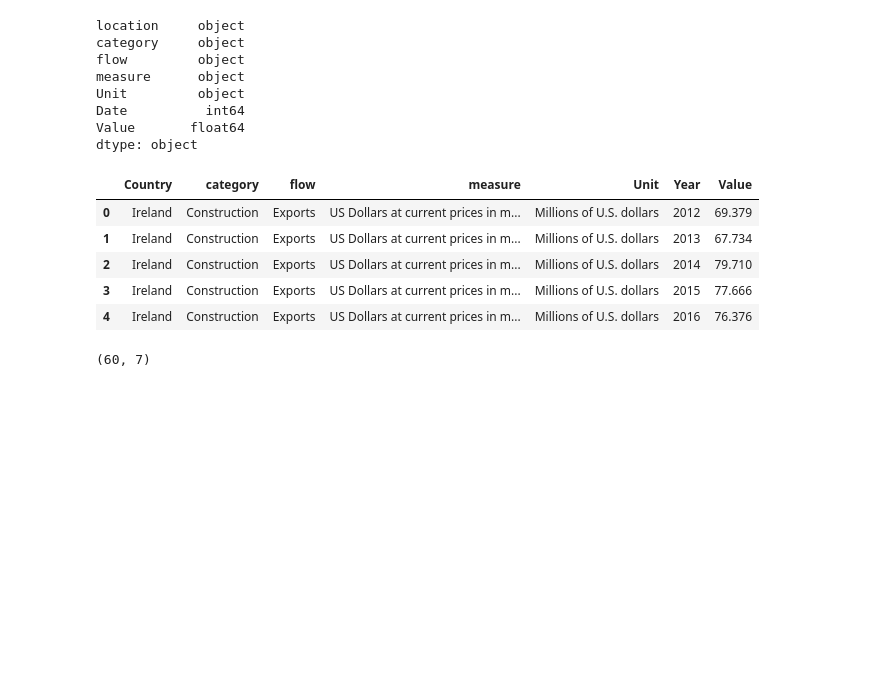
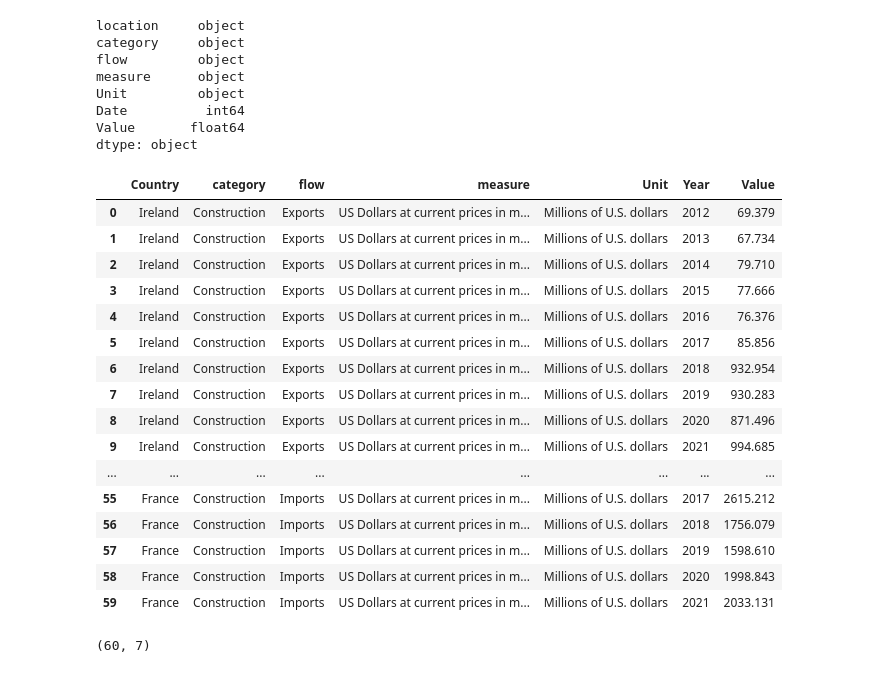
Before and after one commit to SandraMerchant/Project-No.-2, a Jupyter notebook: Project No.2.ipynb, the cells around one changed output. Drawn from its saved outputs; the diff is of its cells as text; code cells hidden in the pictures; blank space fills up the shorter version.

```diff
--- a/Project No.2.ipynb
+++ b/Project No.2.ipynb
@@ -51,15 +53,26 @@ dtype: object
 # %%
 # Renaming the column names
 
 Exp_and_Imp = Exp_and_Imp.rename(columns={"Date":"Year","location":"Country"})
-Exp_and_Imp.head()
+Exp_and_Imp.head(70)
 # %% [output]
 |  | Country | category | flow | measure | Unit | Year | Value |
 | 0 | Ireland | Construction | Exports | US Dollars at current prices in m... | Millions of U.S. dollars | 2012 | 69.379 |
 | 1 | Ireland | Construction | Exports | US Dollars at current prices in m... | Millions of U.S. dollars | 2013 | 67.734 |
 | 2 | Ireland | Construction | Exports | US Dollars at current prices in m... | Millions of U.S. dollars | 2014 | 79.710 |
 | 3 | Ireland | Construction | Exports | US Dollars at current prices in m... | Millions of U.S. dollars | 2015 | 77.666 |
 | 4 | Ireland | Construction | Exports | US Dollars at current prices in m... | Millions of U.S. dollars | 2016 | 76.376 |
+| 5 | Ireland | Construction | Exports | US Dollars at current prices in m... | Millions of U.S. dollars | 2017 | 85.856 |
+| 6 | Ireland | Construction | Exports | US Dollars at current prices in m... | Millions of U.S. dollars | 2018 | 932.954 |
+| 7 | Ireland | Construction | Exports | US Dollars at current prices in m... | Millions of U.S. dollars | 2019 | 930.283 |
+| 8 | Ireland | Construction | Exports | US Dollars at current prices in m... | Millions of U.S. dollars | 2020 | 871.496 |
+| 9 | Ireland | Construction | Exports | US Dollars at current prices in m... | Millions of U.S. dollars | 2021 | 994.685 |
+| ... | ... | ... | ... | ... | ... | ... | ... |
+| 55 | France | Construction | Imports | US Dollars at current prices in m... | Millions of U.S. dollars | 2017 | 2615.212 |
+| 56 | France | Construction | Imports | US Dollars at current prices in m... | Millions of U.S. dollars | 2018 | 1756.079 |
+| 57 | France | Construction | Imports | US Dollars at current prices in m... | Millions of U.S. dollars | 2019 | 1598.610 |
+| 58 | France | Construction | Imports | US Dollars at current prices in m... | Millions of U.S. dollars | 2020 | 1998.843 |
+| 59 | France | Construction | Imports | US Dollars at current prices in m... | Millions of U.S. dollars | 2021 | 2033.131 |
 # %%
 Exp_and_Imp.shape
 # %% [output]
```
Also changed, not shown: parts of 34 cells of this notebook.
